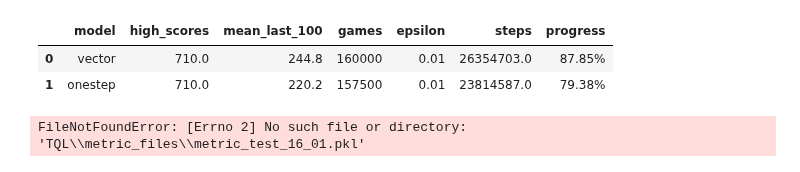
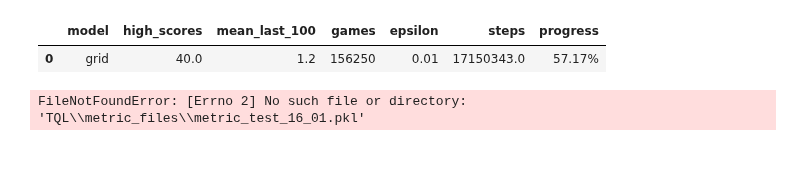
Before and after one commit to vietnhprivat/snake_ai, a Jupyter notebook: src/Classes/status.ipynb, the cells around one changed output. Saved outputs shown, nothing was run; the diff lists cells and outputs as text; code cells hidden in the pictures.

```diff
--- a/src/Classes/status.ipynb
+++ b/src/Classes/status.ipynb
@@ -5,33 +5,32 @@ import pandas as pd
 import pickle
 # %%
 # Status
-model = ['vector', 'onestep']
+model = ['grid']
 dataframe = pd.DataFrame(columns=['model', 'high_scores','mean_last_100', 'games','epsilon', 'steps', 'progress'])
 
 for name in model:
-    file_path = f'DQL_PLOT/TEST_PLOTS/{name}_training_17_01.pkl'
+    file_path = f'DQL_PLOT/TEST_PLOTS/{name}_training_18_01.pkl'
     with open(file_path, 'rb') as file:
         data_load = pickle.load(file)
         data_load = np.array(data_load)
 
     new_row = {'model': [name],
             'high_scores': np.max(data_load[0]),
             'mean_last_100': np.mean(data_load[0][-100:]),
             'games': np.size(data_load[0]),
             'epsilon': [data_load[-1, -1]],
             'steps': np.sum(data_load[1]),
             'progress': f"{np.round((np.sum(data_load[1]) / 30_000_000)*100,2)}%"
             }
 
     new_row = pd.DataFrame(new_row)
 
     dataframe = pd.concat([dataframe, new_row], axis=0, ignore_index=True)
 
 dataframe
 # %% [output]
 |  | model | high_scores | mean_last_100 | games | epsilon | steps | progress |
-| 0 | vector | 710.0 | 244.8 | 160000 | 0.01 | 26354703.0 | 87.85% |
-| 1 | onestep | 710.0 | 220.2 | 157500 | 0.01 | 23814587.0 | 79.38% |
+| 0 | grid | 40.0 | 1.2 | 156250 | 0.01 | 17150343.0 | 57.17% |
 # %%
 # Bedste reward
 
```
Also changed, not shown: 2 other files.
